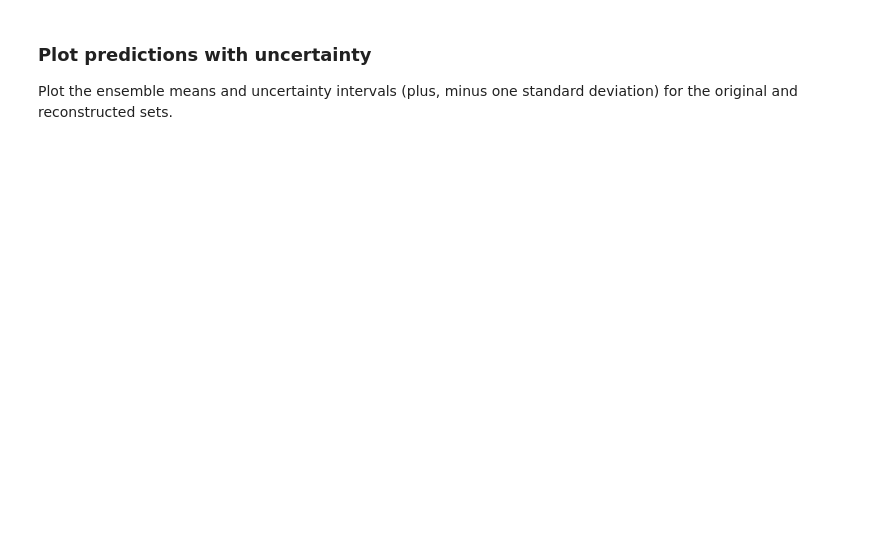
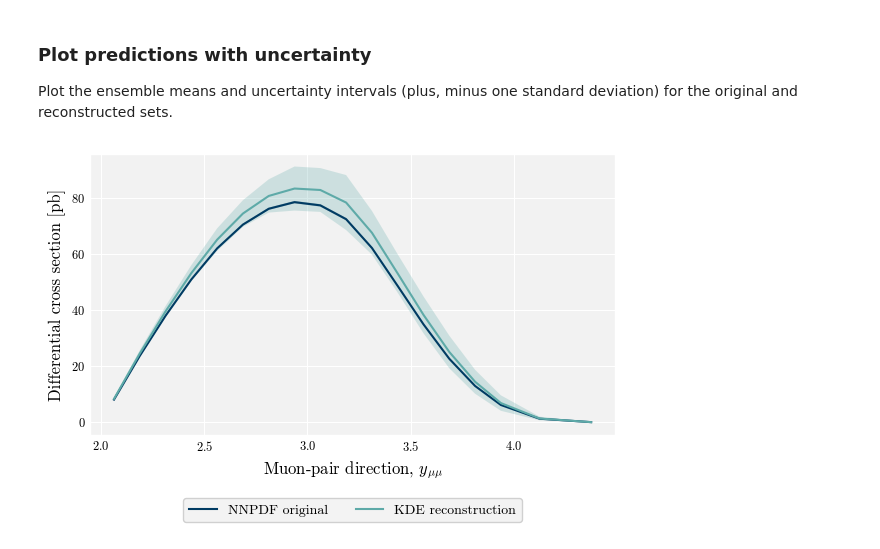
Before and after one commit to ejallen471/summerResearch2025, a Jupyter notebook: 02_nnpdfDataCode/07_observableAnalysis/analyse_observables.ipynb, the cells around one changed output. Cells and saved outputs as stored; diff of their text form; code cells hidden in the pictures; blank space fills up the shorter version.

Commit message:
plot updates

```diff
--- a/02_nnpdfDataCode/07_observableAnalysis/analyse_observables.ipynb
+++ b/02_nnpdfDataCode/07_observableAnalysis/analyse_observables.ipynb
@@ -95,31 +167,33 @@ Plot the ensemble means and uncertainty intervals (plus, minus one standard devi
 # %%
 bin_centres = observable.bin_centres()
 
 plot_style.apply()
 fig, ax = plt.subplots()
 
 original_line, = ax.plot(
     bin_centres, original_statistics["mean"],
     label=r"NNPDF original",
 )
 ax.fill_between(
     bin_centres,
-    original_statistics["lower_68"],
-    original_statistics["upper_68"],
+    original_statistics["lower_standard_deviation"],
+    original_statistics["upper_standard_deviation"],
     facecolor=original_line.get_color(), alpha=0.25,
 )
 reconstructed_line, = ax.plot(
     bin_centres, reconstructed_statistics["mean"],
     label=r"KDE reconstruction",
 )
 ax.fill_between(
     bin_centres,
-    reconstructed_statistics["lower_68"],
-    reconstructed_statistics["upper_68"],
+    reconstructed_statistics["lower_standard_deviation"],
+    reconstructed_statistics["upper_standard_deviation"],
     facecolor=reconstructed_line.get_color(), alpha=0.25,
 )
-ax.set_xlabel(r"Muon direction, $\eta$")
-ax.set_ylabel(r"Predicted cross section")
+ax.set_xlabel(r"Muon-pair direction, $y_{\mu\mu}$")
+ax.set_ylabel(r"Differential cross section [pb]")
 plot_style.add_legend(ax)
 plot_style.save(fig, "prediction_uncertainties.png")
 plt.show()
+# %% [output]
+[figure, added]
```
Also changed, not shown: parts of 7 cells of this notebook, 3 other files.
